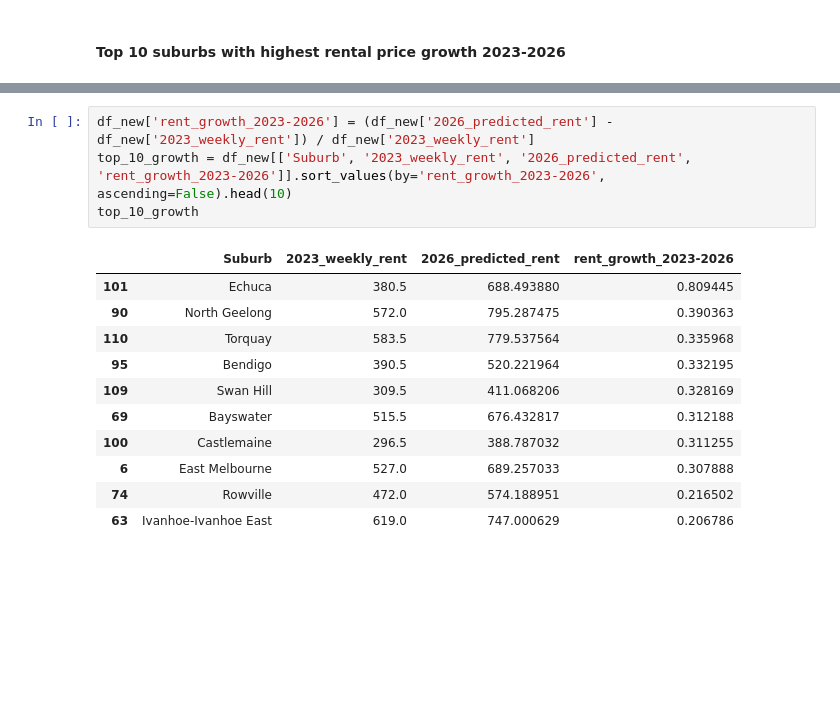
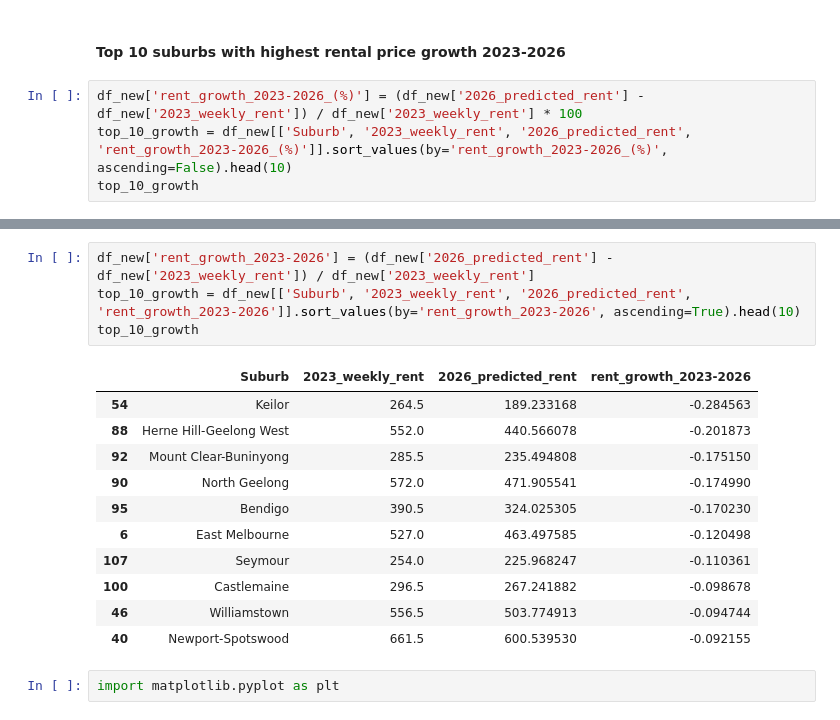
Before and after one commit to MAST30034-AppliedDataScience/project-2-group-real-estate-hexosergeantchelelebratebonitz, a Jupyter notebook: notebooks/Julian/rent_forecasting.ipynb, the cells around one changed output, grey strips where cells are left out. Cells and saved outputs as stored; diff of their text form; blank space fills up the shorter version.

```diff
--- a/notebooks/Julian/rent_forecasting.ipynb
+++ b/notebooks/Julian/rent_forecasting.ipynb
@@ -318,2 +368,6 @@ print(df_new[['Suburb', '2024_predicted_rent', '2025_predicted_rent', '2026_pred
 # %% [markdown]
 #### Top 10 suburbs with highest rental price growth 2023-2026
+# %%
+df_new['rent_growth_2023-2026_(%)'] = (df_new['2026_predicted_rent'] - df_new['2023_weekly_rent']) / df_new['2023_weekly_rent'] * 100
+top_10_growth = df_new[['Suburb', '2023_weekly_rent', '2026_predicted_rent', 'rent_growth_2023-2026_(%)']].sort_values(by='rent_growth_2023-2026_(%)', ascending=False).head(10)
+top_10_growth
@@ -320,16 +386,18 @@ print(df_new[['Suburb', '2024_predicted_rent', '2025_predicted_rent', '2026_pred
 # %%
 df_new['rent_growth_2023-2026'] = (df_new['2026_predicted_rent'] - df_new['2023_weekly_rent']) / df_new['2023_weekly_rent']
-top_10_growth = df_new[['Suburb', '2023_weekly_rent', '2026_predicted_rent', 'rent_growth_2023-2026']].sort_values(by='rent_growth_2023-2026', ascending=False).head(10)
+top_10_growth = df_new[['Suburb', '2023_weekly_rent', '2026_predicted_rent', 'rent_growth_2023-2026']].sort_values(by='rent_growth_2023-2026', ascending=True).head(10)
 top_10_growth
 # %% [output]
 |  | Suburb | 2023_weekly_rent | 2026_predicted_rent | rent_growth_2023-2026 |
-| 101 | Echuca | 380.5 | 688.493880 | 0.809445 |
-| 90 | North Geelong | 572.0 | 795.287475 | 0.390363 |
-| 110 | Torquay | 583.5 | 779.537564 | 0.335968 |
-| 95 | Bendigo | 390.5 | 520.221964 | 0.332195 |
-| 109 | Swan Hill | 309.5 | 411.068206 | 0.328169 |
-| 69 | Bayswater | 515.5 | 676.432817 | 0.312188 |
-| 100 | Castlemaine | 296.5 | 388.787032 | 0.311255 |
-| 6 | East Melbourne | 527.0 | 689.257033 | 0.307888 |
-| 74 | Rowville | 472.0 | 574.188951 | 0.216502 |
-| 63 | Ivanhoe-Ivanhoe East | 619.0 | 747.000629 | 0.206786 |
+| 54 | Keilor | 264.5 | 189.233168 | -0.284563 |
+| 88 | Herne Hill-Geelong West | 552.0 | 440.566078 | -0.201873 |
+| 92 | Mount Clear-Buninyong | 285.5 | 235.494808 | -0.175150 |
+| 90 | North Geelong | 572.0 | 471.905541 | -0.174990 |
+| 95 | Bendigo | 390.5 | 324.025305 | -0.170230 |
+| 6 | East Melbourne | 527.0 | 463.497585 | -0.120498 |
+| 107 | Seymour | 254.0 | 225.968247 | -0.110361 |
+| 100 | Castlemaine | 296.5 | 267.241882 | -0.098678 |
+| 46 | Williamstown | 556.5 | 503.774913 | -0.094744 |
+| 40 | Newport-Spotswood | 661.5 | 600.539530 | -0.092155 |
+# %%
+import matplotlib.pyplot as plt
```
Also changed, not shown: parts of 5 cells of this notebook.
